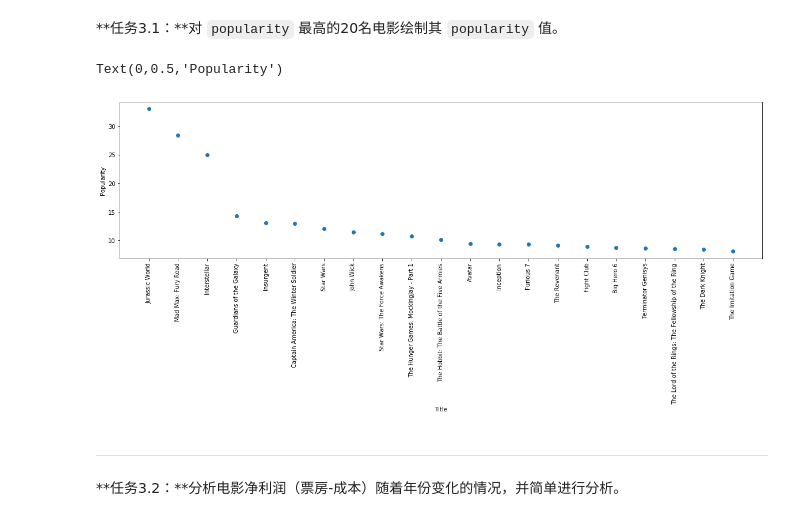
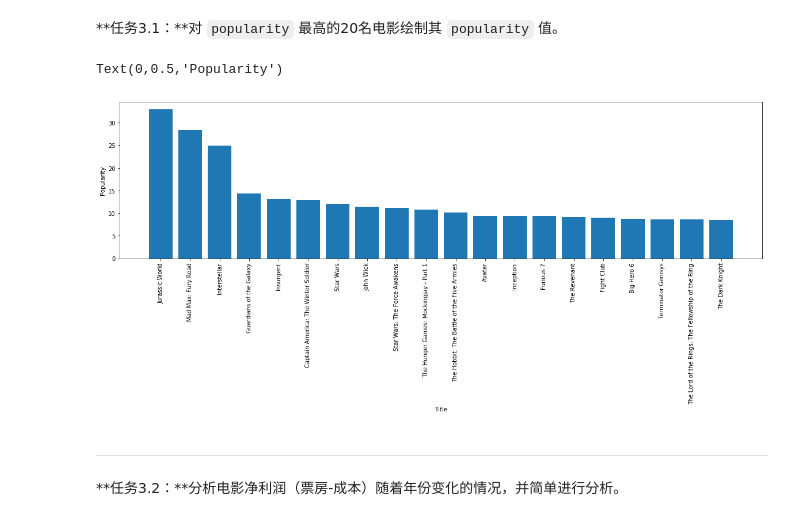
Before and after one commit to corwien/AIPND-cn-master, a Jupyter notebook: P2_Explore_Movie_Dataset/Explore Movie Dataset.ipynb, the cells around one changed output. Saved outputs shown, nothing was run; the diff lists cells and outputs as text; code cells hidden in the pictures.

```diff
--- a/P2_Explore_Movie_Dataset/Explore Movie Dataset.ipynb
+++ b/P2_Explore_Movie_Dataset/Explore Movie Dataset.ipynb
@@ -85,5 +85,8 @@ max     9767.000000      9.200000   2015.000000  4.250000e+08  2.827124e+09
 
 任务：使用适当的方法来清理空值，并将得到的数据保存。
 # %%
+movie_data.drop(['homepage', 'tagline', 'keywords', 'production_companies'], axis=1, inplace = True)
 movie_data.dropna(inplace = True)
 movie_data.to_csv("tmdb-movies-adjusted.csv")
+
+movie_data.head()
@@ -210,18 +220,18 @@ Name: popularity, Length: 1340, dtype: float64
 # %% [markdown]
 **任务3.1：**对 `popularity` 最高的20名电影绘制其 `popularity` 值。
 # %%
-popularity_top_20_index = movie_data['popularity'].sort_values(ascending = False).index[:21]
+popularity_top_20_index = movie_data['popularity'].sort_values(ascending = False).index[:20]
 popularity_top_20_data = movie_data.loc[popularity_top_20_index]
 
 plt.figure(figsize = [20, 5])
 
-plt.scatter(x = popularity_top_20_data['original_title'], y = popularity_top_20_data['popularity'])
+plt.bar(x = popularity_top_20_data['original_title'], height = popularity_top_20_data['popularity'])
 plt.xticks(rotation = 90)
 plt.xlabel("Title")
 plt.ylabel("Popularity")
 # %% [output]
 Text(0,0.5,'Popularity')
-[figure, old version]
+[figure, new version]
 # %% [markdown]
 ---
 **任务3.2：**分析电影净利润（票房-成本）随着年份变化的情况，并简单进行分析。
```
Also changed, not shown: parts of 11 cells of this notebook, 3 other files.
